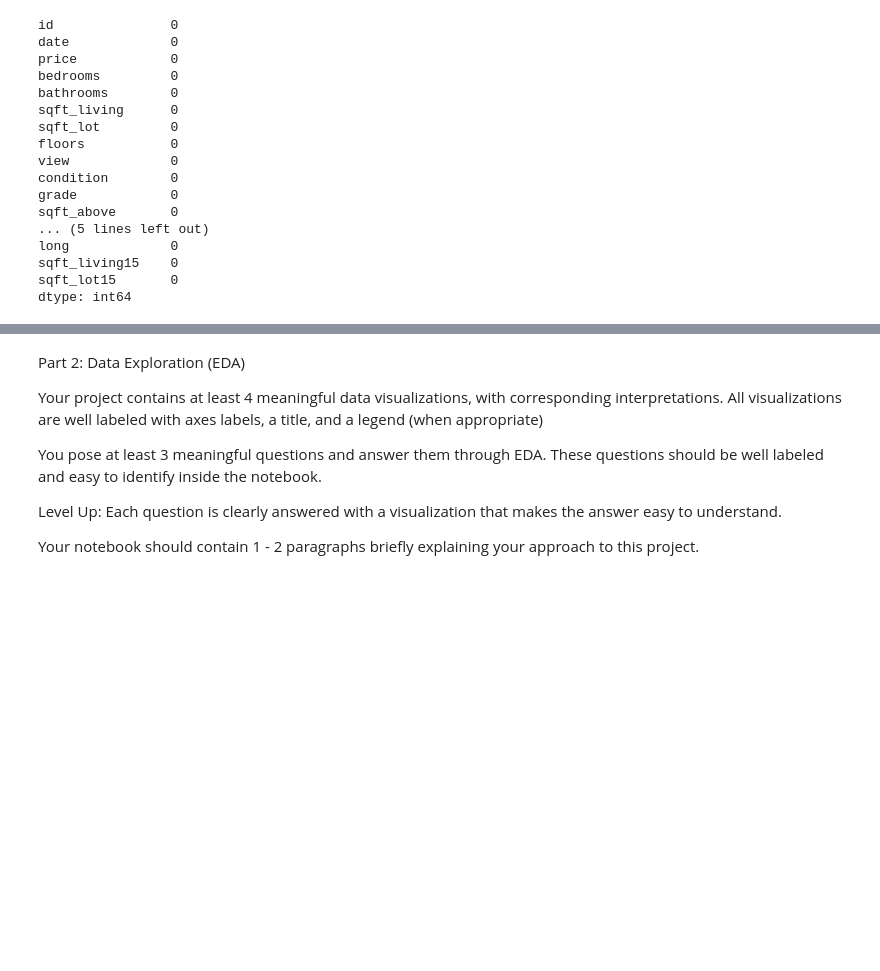
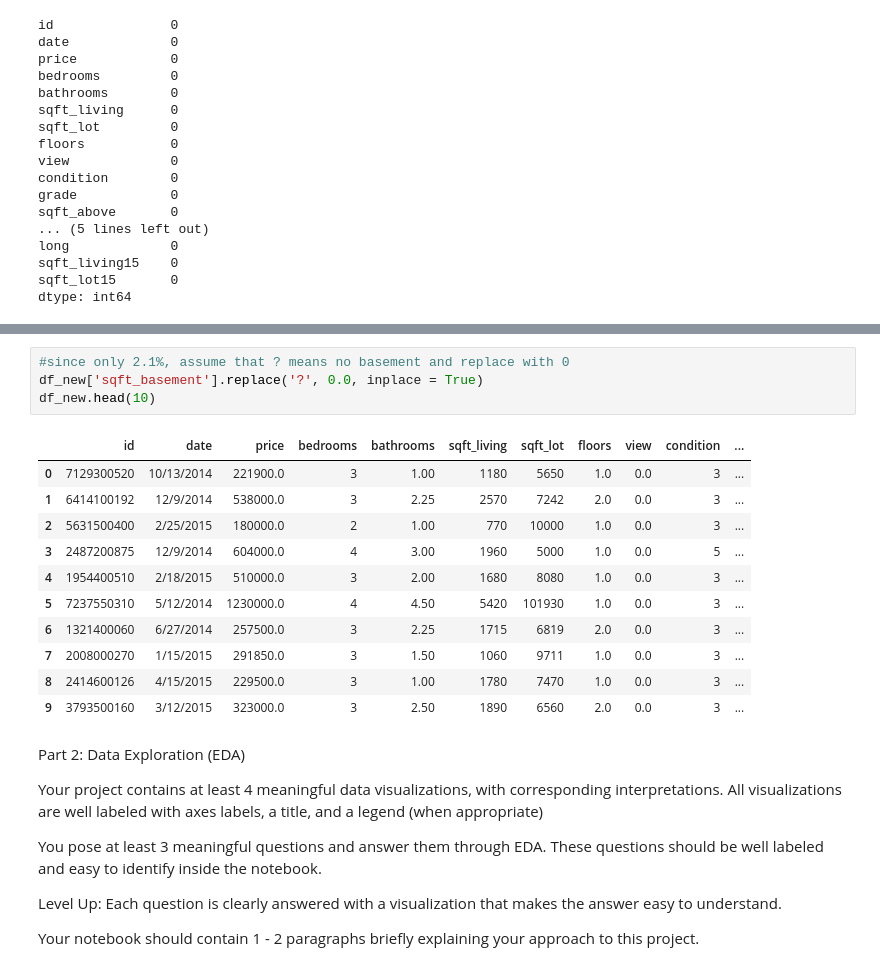
Before and after one commit to carleygordon23/Flatiron-Module-1-Project, a Jupyter notebook: Module 1 Project/Module 1 Project.ipynb, the cells around one changed output, grey strips where cells are left out. Saved outputs shown, nothing was run; the diff lists cells and outputs as text; blank space fills up the shorter version.

Commit message:
updated ? in sqft_basement to 0.0 to assume no basement

```diff
--- a/Module 1 Project/Module 1 Project.ipynb
+++ b/Module 1 Project/Module 1 Project.ipynb
@@ -293,3 +321,19 @@ dtype: int64
+# %%
+#since only 2.1%, assume that ? means no basement and replace with 0
+df_new['sqft_basement'].replace('?', 0.0, inplace = True)
+df_new.head(10)
+# %% [output]
+|  | id | date | price | bedrooms | bathrooms | sqft_living | sqft_lot | floors | view | condition | ... |
+| 0 | 7129300520 | 10/13/2014 | 221900.0 | 3 | 1.00 | 1180 | 5650 | 1.0 | 0.0 | 3 | ... |
+| 1 | 6414100192 | 12/9/2014 | 538000.0 | 3 | 2.25 | 2570 | 7242 | 2.0 | 0.0 | 3 | ... |
+| 2 | 5631500400 | 2/25/2015 | 180000.0 | 2 | 1.00 | 770 | 10000 | 1.0 | 0.0 | 3 | ... |
+| 3 | 2487200875 | 12/9/2014 | 604000.0 | 4 | 3.00 | 1960 | 5000 | 1.0 | 0.0 | 5 | ... |
+| 4 | 1954400510 | 2/18/2015 | 510000.0 | 3 | 2.00 | 1680 | 8080 | 1.0 | 0.0 | 3 | ... |
+| 5 | 7237550310 | 5/12/2014 | 1230000.0 | 4 | 4.50 | 5420 | 101930 | 1.0 | 0.0 | 3 | ... |
+| 6 | 1321400060 | 6/27/2014 | 257500.0 | 3 | 2.25 | 1715 | 6819 | 2.0 | 0.0 | 3 | ... |
+| 7 | 2008000270 | 1/15/2015 | 291850.0 | 3 | 1.50 | 1060 | 9711 | 1.0 | 0.0 | 3 | ... |
+| 8 | 2414600126 | 4/15/2015 | 229500.0 | 3 | 1.00 | 1780 | 7470 | 1.0 | 0.0 | 3 | ... |
+| 9 | 3793500160 | 3/12/2015 | 323000.0 | 3 | 2.50 | 1890 | 6560 | 2.0 | 0.0 | 3 | ... |
 # %% [markdown]
 Part 2: Data Exploration (EDA)
 
```
Also changed, not shown: parts of 6 cells of this notebook.
